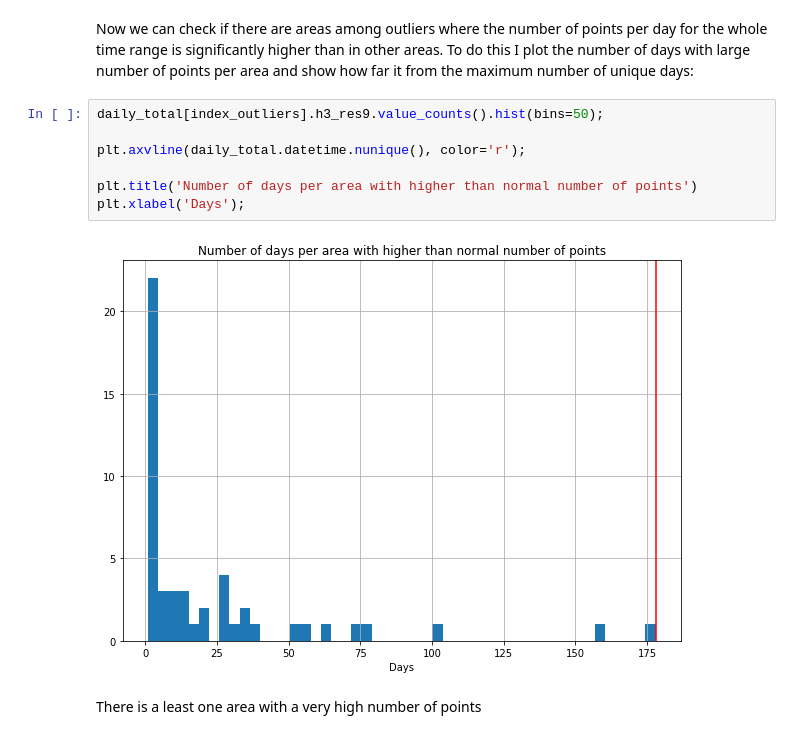
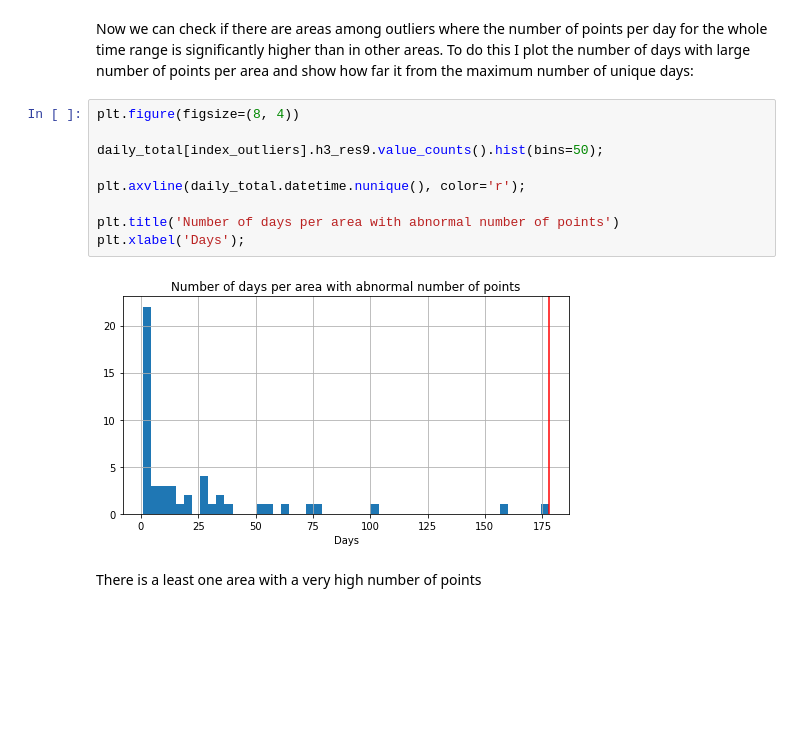
Before and after one commit to sash-ko/ai-transportation, a Jupyter notebook: demand-prediction/2-discrete-areas.ipynb, the cells around one changed output. Saved outputs shown, nothing was run; the diff lists cells and outputs as text; blank space fills up the shorter version.

```diff
--- a/demand-prediction/2-discrete-areas.ipynb
+++ b/demand-prediction/2-discrete-areas.ipynb
@@ -319,14 +310,16 @@ daily_total.total[~index_outliers].hist(bins=50);
 # %% [markdown]
 Now we can check if there are areas among outliers where the number of points per day for the whole time range is significantly higher than in other areas. To do this I plot the number of days with large number of points per area and show how far it from the maximum number of unique days:
 # %%
+plt.figure(figsize=(8, 4))
+
 daily_total[index_outliers].h3_res9.value_counts().hist(bins=50);
 
 plt.axvline(daily_total.datetime.nunique(), color='r');
 
-plt.title('Number of days per area with higher than normal number of points')
+plt.title('Number of days per area with abnormal number of points')
 plt.xlabel('Days');
 # %% [output]
-[figure, old version]
+[figure, new version]
 # %% [markdown]
 There is a least one area with a very high number of points
 # %%
```
Also changed, not shown: parts of 18 cells of this notebook.
